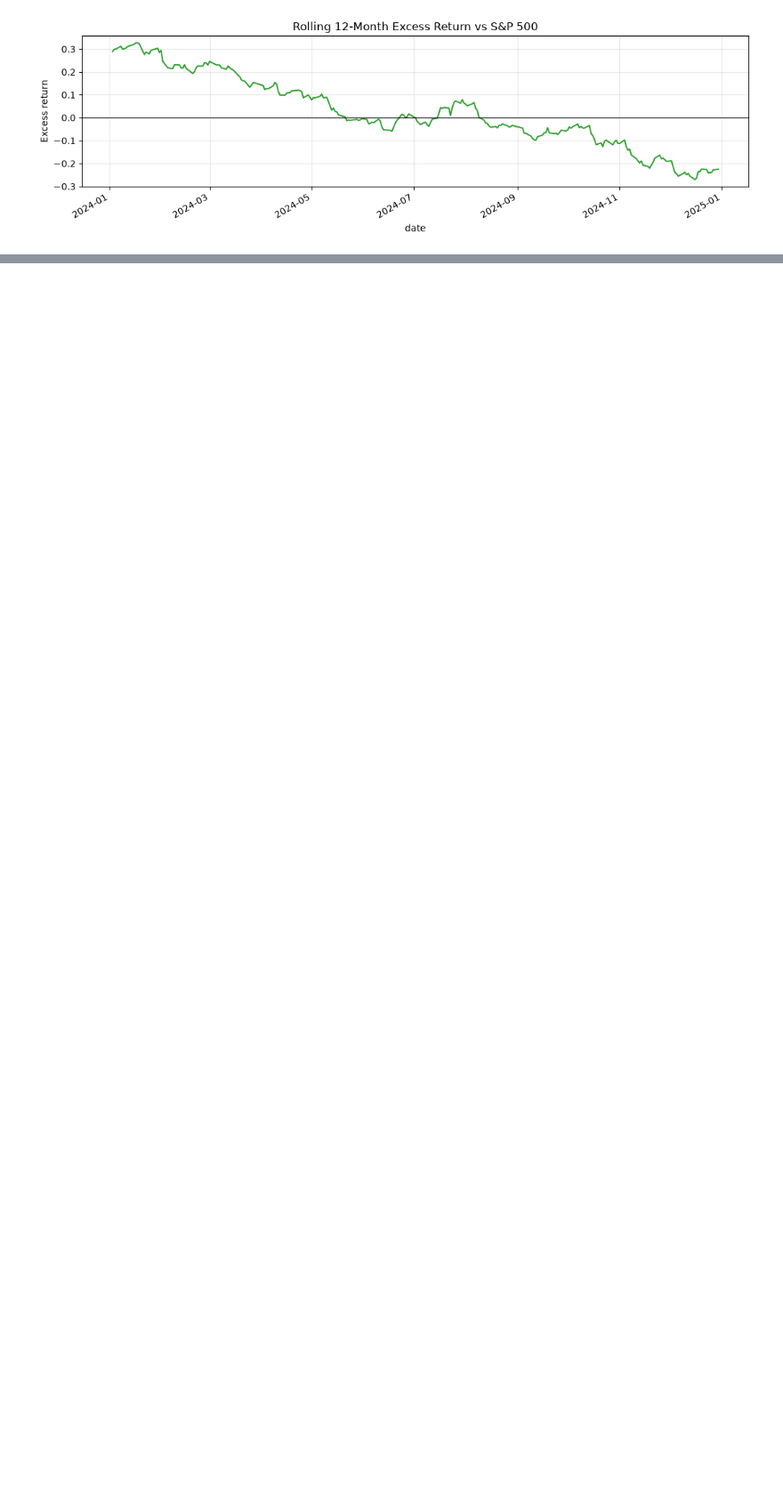
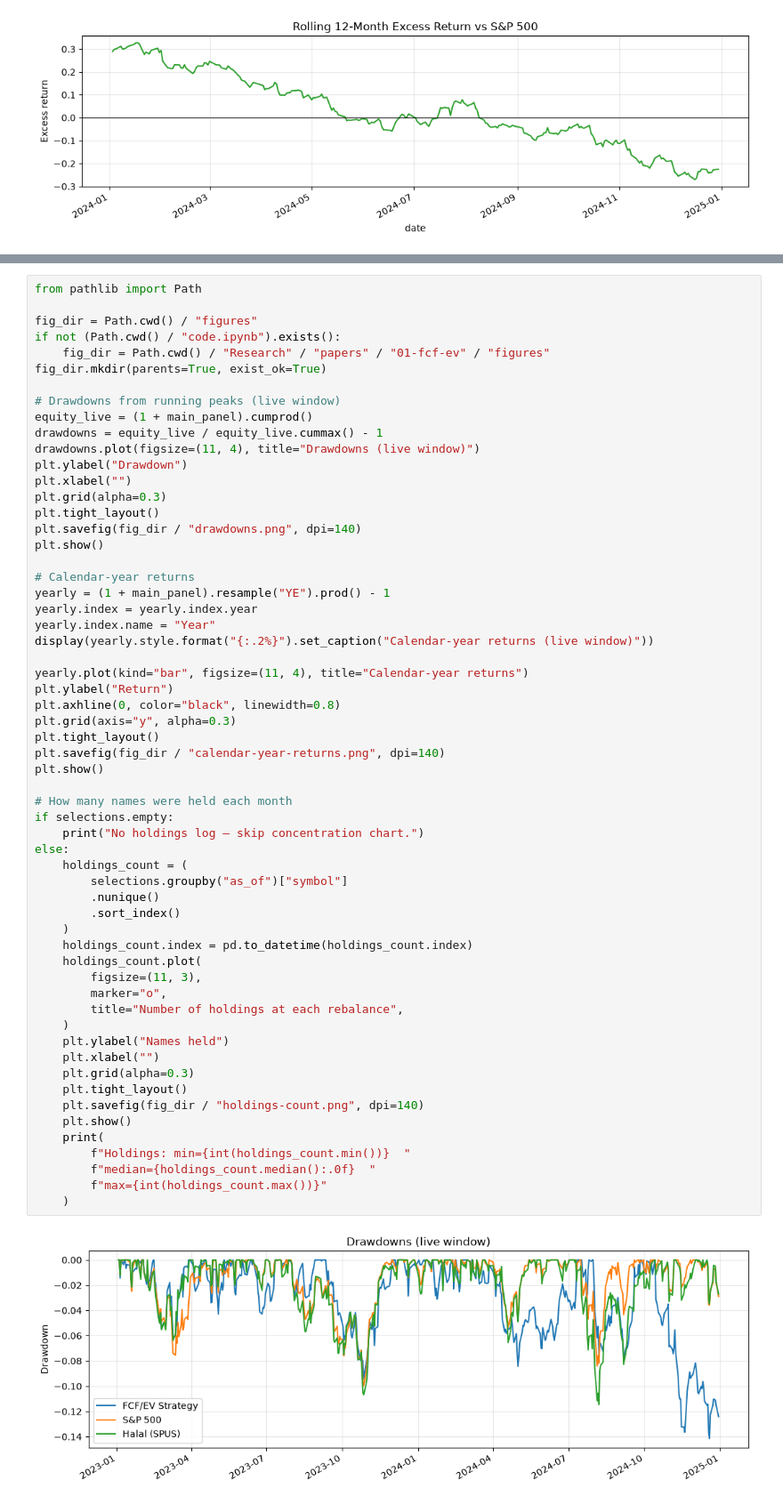
Before and after one commit to regional-specter/Monterey-Finance, a Jupyter notebook: Research/papers/01-fcf-ev/code.ipynb, the cells around one changed output, grey strips where cells are left out. Shown at 89% size. Cells and saved outputs as stored; diff of their text form; blank space fills up the shorter version.

Commit message:
Updated FCF/EV code with drawdown, factor attribution

```diff
--- a/Research/papers/01-fcf-ev/code.ipynb
+++ b/Research/papers/01-fcf-ev/code.ipynb
@@ -603,0 +633,61 @@ Live window (drop high vol): 2023-01-03 → 2024-12-30  (501 trading days)
+# %%
+from pathlib import Path
+
+fig_dir = Path.cwd() / "figures"
+if not (Path.cwd() / "code.ipynb").exists():
+    fig_dir = Path.cwd() / "Research" / "papers" / "01-fcf-ev" / "figures"
+fig_dir.mkdir(parents=True, exist_ok=True)
+
+# Drawdowns from running peaks (live window)
+equity_live = (1 + main_panel).cumprod()
+drawdowns = equity_live / equity_live.cummax() - 1
+drawdowns.plot(figsize=(11, 4), title="Drawdowns (live window)")
+plt.ylabel("Drawdown")
+plt.xlabel("")
+plt.grid(alpha=0.3)
+plt.tight_layout()
+plt.savefig(fig_dir / "drawdowns.png", dpi=140)
+plt.show()
+
+# Calendar-year returns
+yearly = (1 + main_panel).resample("YE").prod() - 1
+yearly.index = yearly.index.year
+yearly.index.name = "Year"
+display(yearly.style.format("{:.2%}").set_caption("Calendar-year returns (live window)"))
+
+yearly.plot(kind="bar", figsize=(11, 4), title="Calendar-year returns")
+plt.ylabel("Return")
+plt.axhline(0, color="black", linewidth=0.8)
+plt.grid(axis="y", alpha=0.3)
+plt.tight_layout()
+plt.savefig(fig_dir / "calendar-year-returns.png", dpi=140)
+plt.show()
+
+# How many names were held each month
+if selections.empty:
+    print("No holdings log — skip concentration chart.")
+else:
+    holdings_count = (
+        selections.groupby("as_of")["symbol"]
+        .nunique()
+        .sort_index()
+    )
+    holdings_count.index = pd.to_datetime(holdings_count.index)
+    holdings_count.plot(
+        figsize=(11, 3),
+        marker="o",
+        title="Number of holdings at each rebalance",
+    )
+    plt.ylabel("Names held")
+    plt.xlabel("")
+    plt.grid(alpha=0.3)
+    plt.tight_layout()
+    plt.savefig(fig_dir / "holdings-count.png", dpi=140)
+    plt.show()
+    print(
+        f"Holdings: min={int(holdings_count.min())}  "
+        f"median={holdings_count.median():.0f}  "
+        f"max={int(holdings_count.max())}"
+    )
+# %% [output]
+[figure, added]
```
Also changed, not shown: parts of 14 cells of this notebook, 8 other files.
